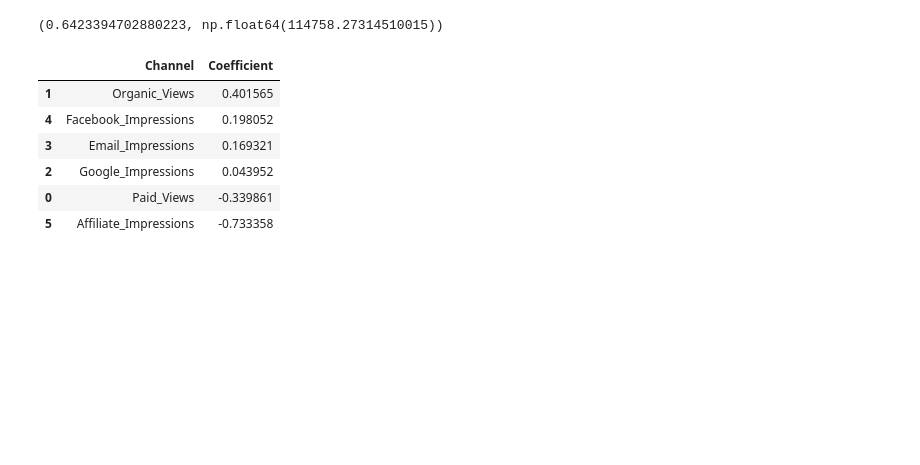
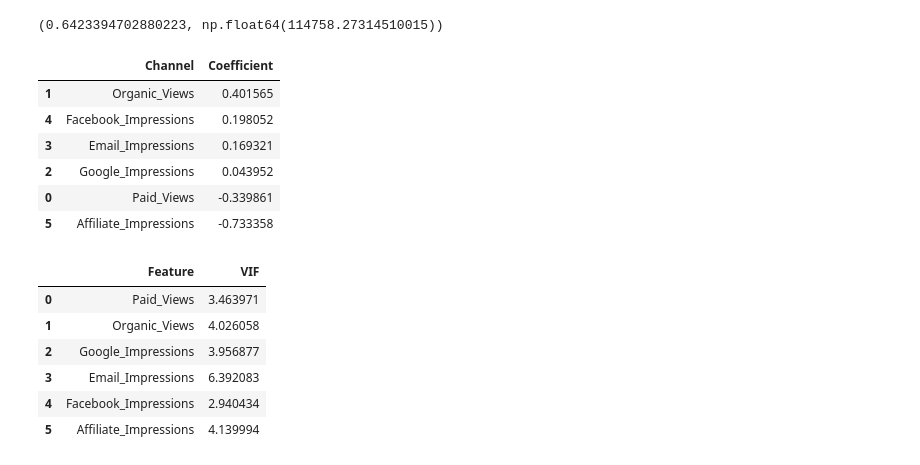
Before and after one commit to lipikaa-d/marketing-spend-optimization, a Jupyter notebook: notebooks/01_eda.ipynb, the cells around one changed output. Saved outputs shown, nothing was run; the diff lists cells and outputs as text; code cells hidden in the pictures; blank space fills up the shorter version.

```diff
--- a/notebooks/01_eda.ipynb
+++ b/notebooks/01_eda.ipynb
@@ -169,3 +172,26 @@ pd.DataFrame({
 | 2 | Google_Impressions | 0.043952 |
 | 0 | Paid_Views | -0.339861 |
 | 5 | Affiliate_Impressions | -0.733358 |
+# %%
+from statsmodels.stats.outliers_influence import variance_inflation_factor
+import pandas as pd
+
+X_vif = df[features]
+
+vif_data = pd.DataFrame({
+    "Feature": X_vif.columns,
+    "VIF": [
+        variance_inflation_factor(X_vif.values, i)
+        for i in range(X_vif.shape[1])
+    ]
+})
+
+vif_data
+# %% [output]
+|  | Feature | VIF |
+| 0 | Paid_Views | 3.463971 |
+| 1 | Organic_Views | 4.026058 |
+| 2 | Google_Impressions | 3.956877 |
+| 3 | Email_Impressions | 6.392083 |
+| 4 | Facebook_Impressions | 2.940434 |
+| 5 | Affiliate_Impressions | 4.139994 |
```
Also changed, not shown: parts of 11 cells of this notebook, 5 other files.
